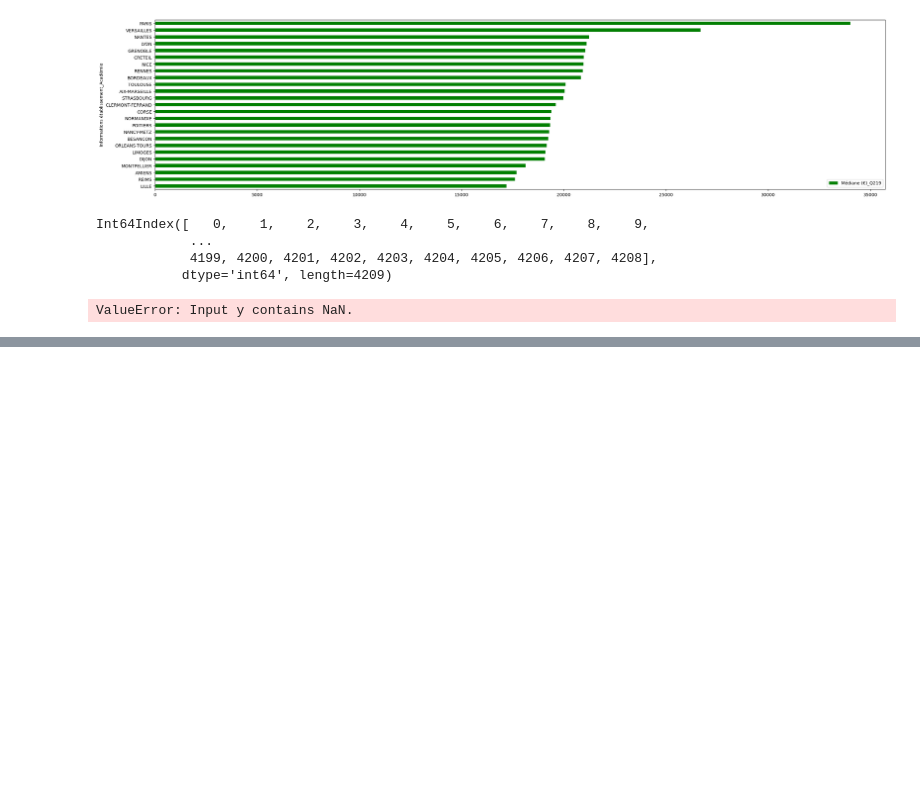
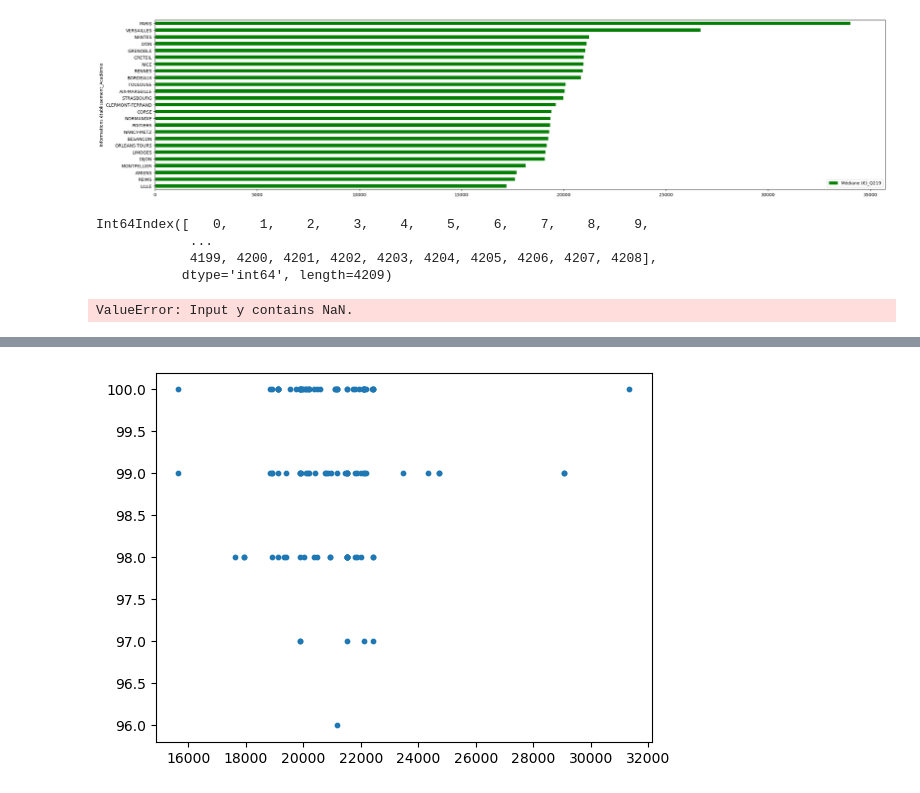
Before and after one commit to Acochepin/Python-2A---AC---JM---RS, a Jupyter notebook: Manipulation bases de données.ipynb, the cells around one changed output, grey strips where cells are left out. Cells and saved outputs as stored; diff of their text form; code cells hidden in the pictures; blank space fills up the shorter version.

```diff
--- a/Manipulation bases de données.ipynb
+++ b/Manipulation bases de données.ipynb
@@ -526,0 +549,11 @@ ValueError: Input y contains NaN.
+# %%
+#Hauts taux de réussite
+df6 = df.loc[df["Informations établissement_Académie"] == "RENNES"]
+df6
+
+x = df6.loc[:,"Médiane (€)_Q219"]
+y = df6.loc[:,"Taux de réussite bruts_GNLE"]
+plt.scatter(x,y, s=10)
+plt.show()
+# %% [output]
+[figure, added]
```
Also changed, not shown: parts of 3 cells of this notebook.
